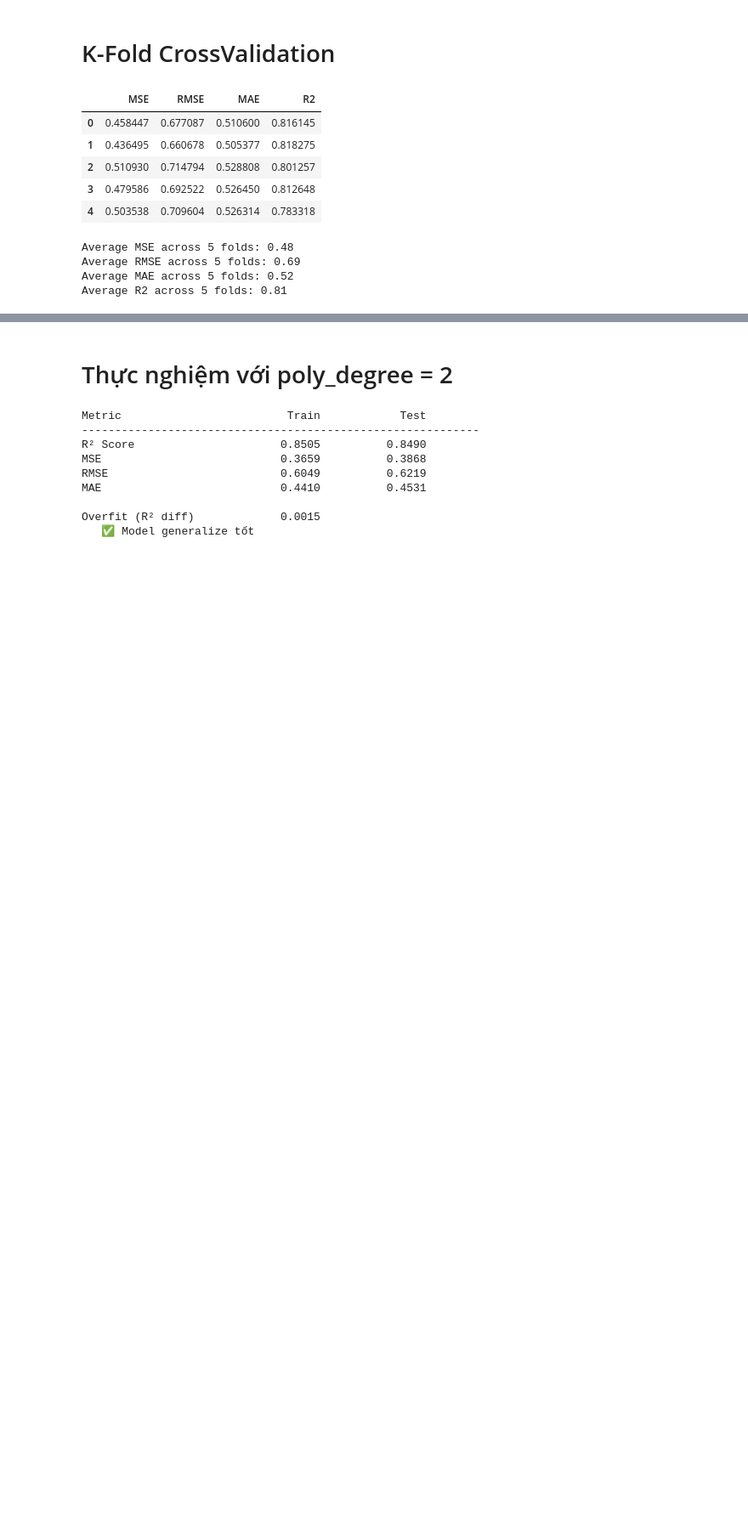
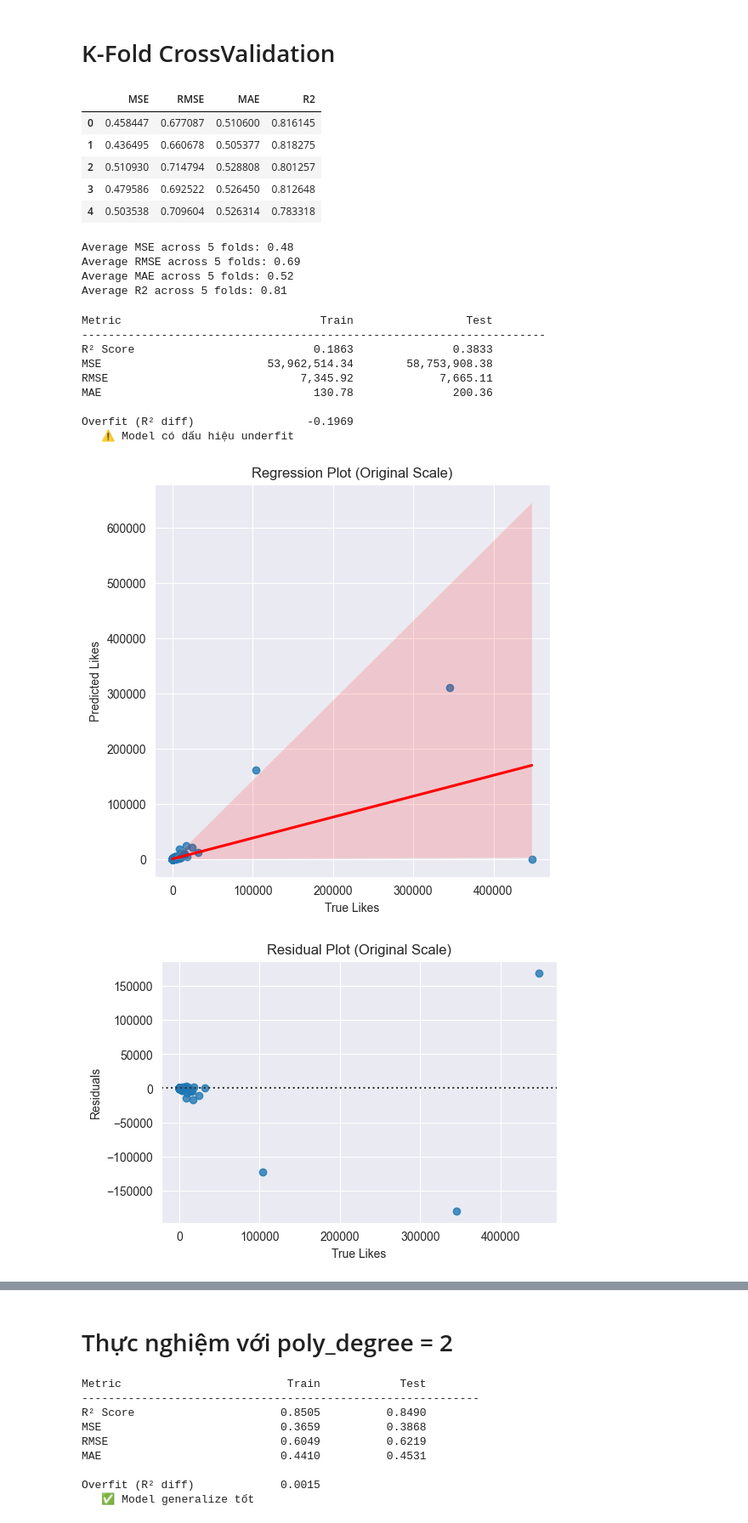
Before and after one commit to DangVanVy23521825/PTDLTQ-IE313, a Jupyter notebook: notebooks/4.0.LinearRegression_Modeling_FullFeatures.ipynb, the cells around one changed output, grey strips where cells are left out. Shown: that part at 85% size. Cells and saved outputs as stored; diff of their text form; code cells hidden in the pictures; blank space fills up the shorter version.

Commit message:
add prediction and evaluation on the actual number of likes

```diff
--- a/notebooks/4.0.LinearRegression_Modeling_FullFeatures.ipynb
+++ b/notebooks/4.0.LinearRegression_Modeling_FullFeatures.ipynb
@@ -267,3 +267,77 @@ Average MSE across 5 folds: 0.48
 Average RMSE across 5 folds: 0.69
 Average MAE across 5 folds: 0.52
 Average R2 across 5 folds: 0.81
+# %%
+y_train_orig = np.expm1(y_train)
+y_test_orig = np.expm1(y_test)
+y_train_pred_orig = np.expm1(y_train_pred_log)
+y_test_pred_orig = np.expm1(y_test_pred_log)
+
+r2_train_orig = r2_score(y_train_orig, y_train_pred_orig)
+r2_test_orig = r2_score(y_test_orig, y_test_pred_orig)
+mse_train_orig = mean_squared_error(y_train_orig, y_train_pred_orig)
+mse_test_orig = mean_squared_error(y_test_orig, y_test_pred_orig)
+mae_train_orig = mean_absolute_error(y_train_orig, y_train_pred_orig)
+mae_test_orig = mean_absolute_error(y_test_orig, y_test_pred_orig)
+
+print(f"{'Metric':<20s} {'Train':>20s} {'Test':>20s}")
+print("-" * 70)
+print(f"{'R² Score':<20s} {r2_train_orig:>20.4f} {r2_test_orig:>20.4f}")
+print(f"{'MSE':<20s} {mse_train_orig:>20,.2f} {mse_test_orig:>20,.2f}")
+print(f"{'RMSE':<20s} {np.sqrt(mse_train_orig):>20,.2f} {np.sqrt(mse_test_orig):>20,.2f}")
+print(f"{'MAE':<20s} {mae_train_orig:>20,.2f} {mae_test_orig:>20,.2f}")
+
+overfit = r2_train_orig - r2_test_orig
+print(f"\n{'Overfit (R² diff)':<20s} {overfit:>20.4f}")
+
+if overfit > 0.1:
+    print(f"   ⚠️ Model có dấu hiệu overfit")
+elif overfit < -0.1:
+    print(f"   ⚠️ Model có dấu hiệu underfit")
+else:
+    print(f"   ✅ Model generalize tốt")
+
+y_true_orig = y_test_orig
+y_pred_orig = y_test_pred_orig
+residuals_orig = y_true_orig - y_pred_orig
+
+# ----- 1. Regression plot (Original Scale) -----
+plt.figure(figsize=(6,6))
+sns.regplot(x=y_true_orig, y=y_pred_orig, line_kws={'color':'red'})
+plt.xlabel("True Likes")
+plt.ylabel("Predicted Likes")
+plt.title("Regression Plot (Original Scale)")
+plt.ticklabel_format(style='plain', axis='both')
+plt.show()
+
+# ----- 2. Residual plot (Original Scale) -----
+plt.figure(figsize=(6,4))
+sns.residplot(x=y_true_orig, y=residuals_orig, line_kws={'color':'red'})
+plt.xlabel("True Likes")
+plt.ylabel("Residuals")
+plt.title("Residual Plot (Original Scale)")
+plt.ticklabel_format(style='plain', axis='both')
+plt.show()
+
+# ----- 3. Distribution comparison (Original Scale) -----
+plt.figure(figsize=(8,6))
+sns.kdeplot(y_true_orig, color='red', label='Actual Likes', shade=True)
+sns.kdeplot(y_pred_orig, color='blue', label='Predicted Likes', shade=True)
+plt.title('Distribution: True vs Predicted (Original Likes)')
+plt.xlabel('Likes')
+plt.ylabel('Density')
+plt.ticklabel_format(style='plain', axis='x')
+plt.legend()
+plt.show()
+# %% [output]
+Metric                              Train                 Test
+----------------------------------------------------------------------
+R² Score                           0.1863               0.3833
+MSE                         53,962,514.34        58,753,908.38
+RMSE                             7,345.92             7,665.11
+MAE                                130.78               200.36
+
+Overfit (R² diff)                 -0.1969
+   ⚠️ Model có dấu hiệu underfit
+[figure, added]
+[figure, added]
```
Also changed, not shown: parts of 2 cells of this notebook, 3 other files.
